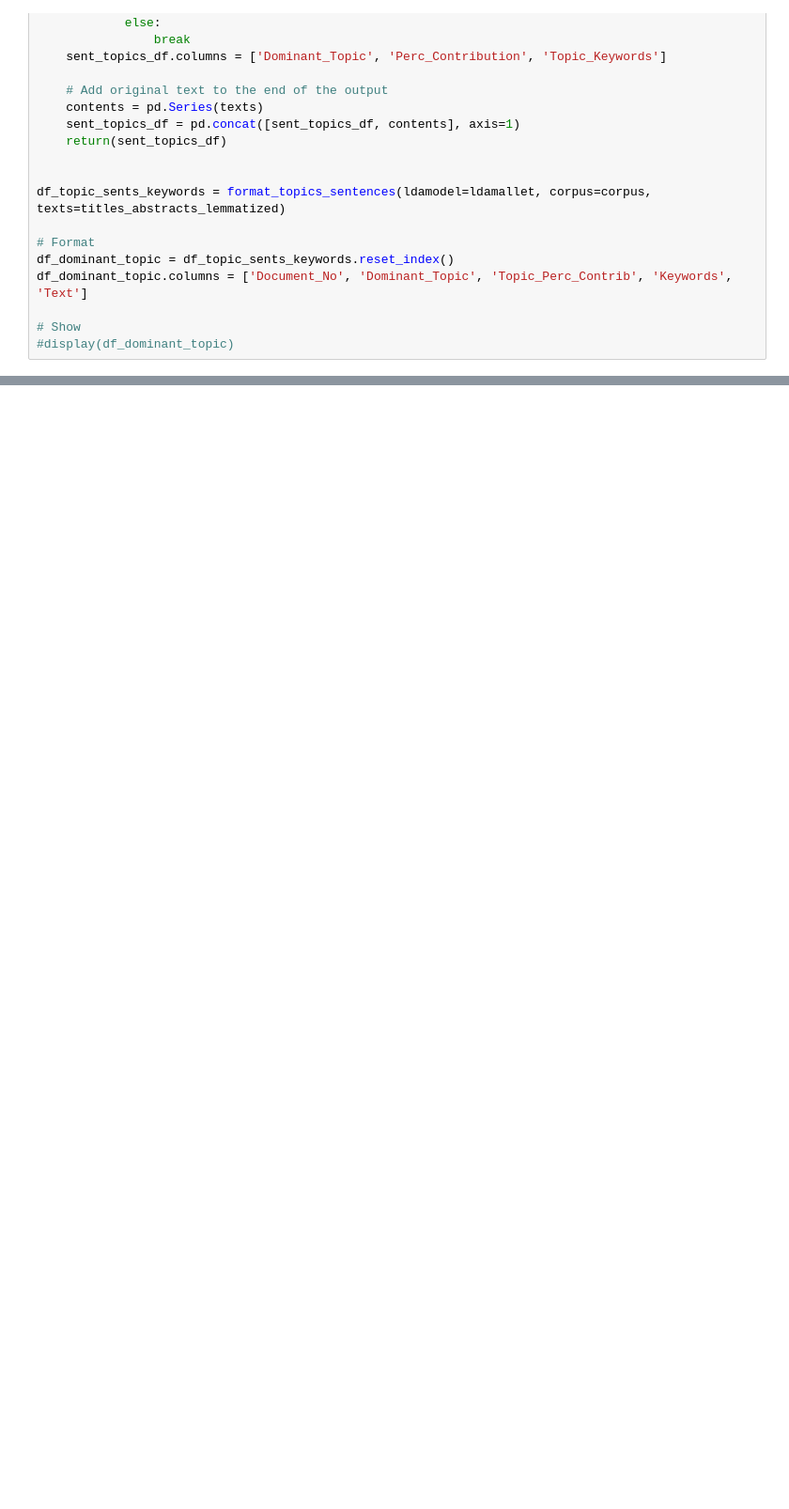
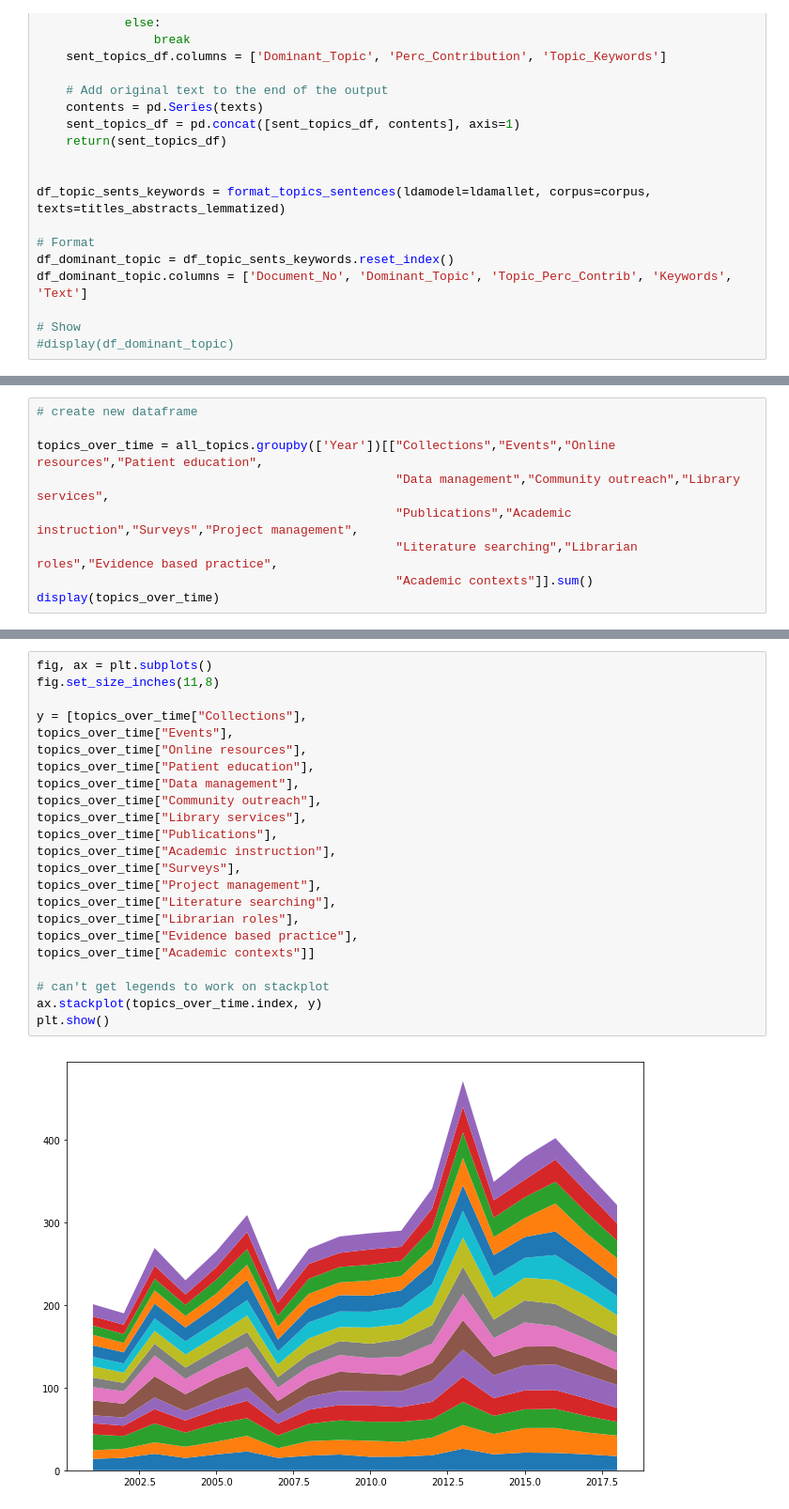
Before and after one commit to bethanymyers/mla, a Jupyter notebook: MLA LDA.ipynb, the cells around one changed output, grey strips where cells are left out. Shown at 94% size. Cells and saved outputs as stored; diff of their text form; blank space fills up the shorter version.

```diff
--- a/MLA LDA.ipynb
+++ b/MLA LDA.ipynb
@@ -513,0 +376,9 @@ Length: 27, dtype: int64
+# %%
+# create new dataframe
+
+topics_over_time = all_topics.groupby(['Year'])[["Collections","Events","Online resources","Patient education",
+                                                 "Data management","Community outreach","Library services",
+                                                 "Publications","Academic instruction","Surveys","Project management",
+                                                 "Literature searching","Librarian roles","Evidence based practice",
+                                                 "Academic contexts"]].sum()
+display(topics_over_time)
@@ -513,0 +409,25 @@ Length: 27, dtype: int64
+# %%
+fig, ax = plt.subplots()
+fig.set_size_inches(11,8)
+
+y = [topics_over_time["Collections"],
+topics_over_time["Events"],
+topics_over_time["Online resources"],
+topics_over_time["Patient education"],
+topics_over_time["Data management"],
+topics_over_time["Community outreach"],
+topics_over_time["Library services"],
+topics_over_time["Publications"],
+topics_over_time["Academic instruction"],
+topics_over_time["Surveys"],
+topics_over_time["Project management"],
+topics_over_time["Literature searching"],
+topics_over_time["Librarian roles"],
+topics_over_time["Evidence based practice"],
+topics_over_time["Academic contexts"]]
+
+# can't get legends to work on stackplot
+ax.stackplot(topics_over_time.index, y)
+plt.show()
+# %% [output]
+[figure, added]
```
Also changed, not shown: parts of 91 cells of this notebook, 1 other file.
